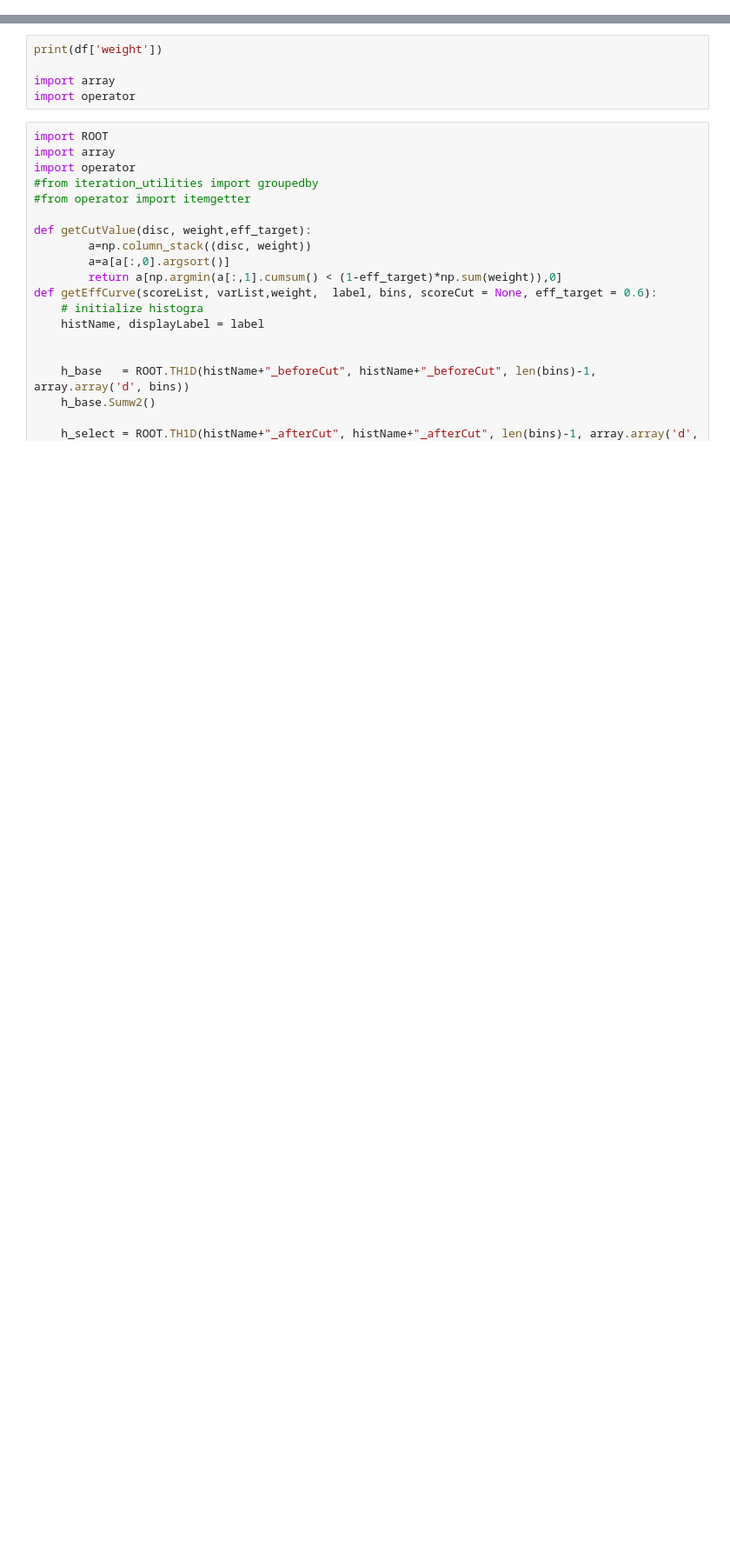
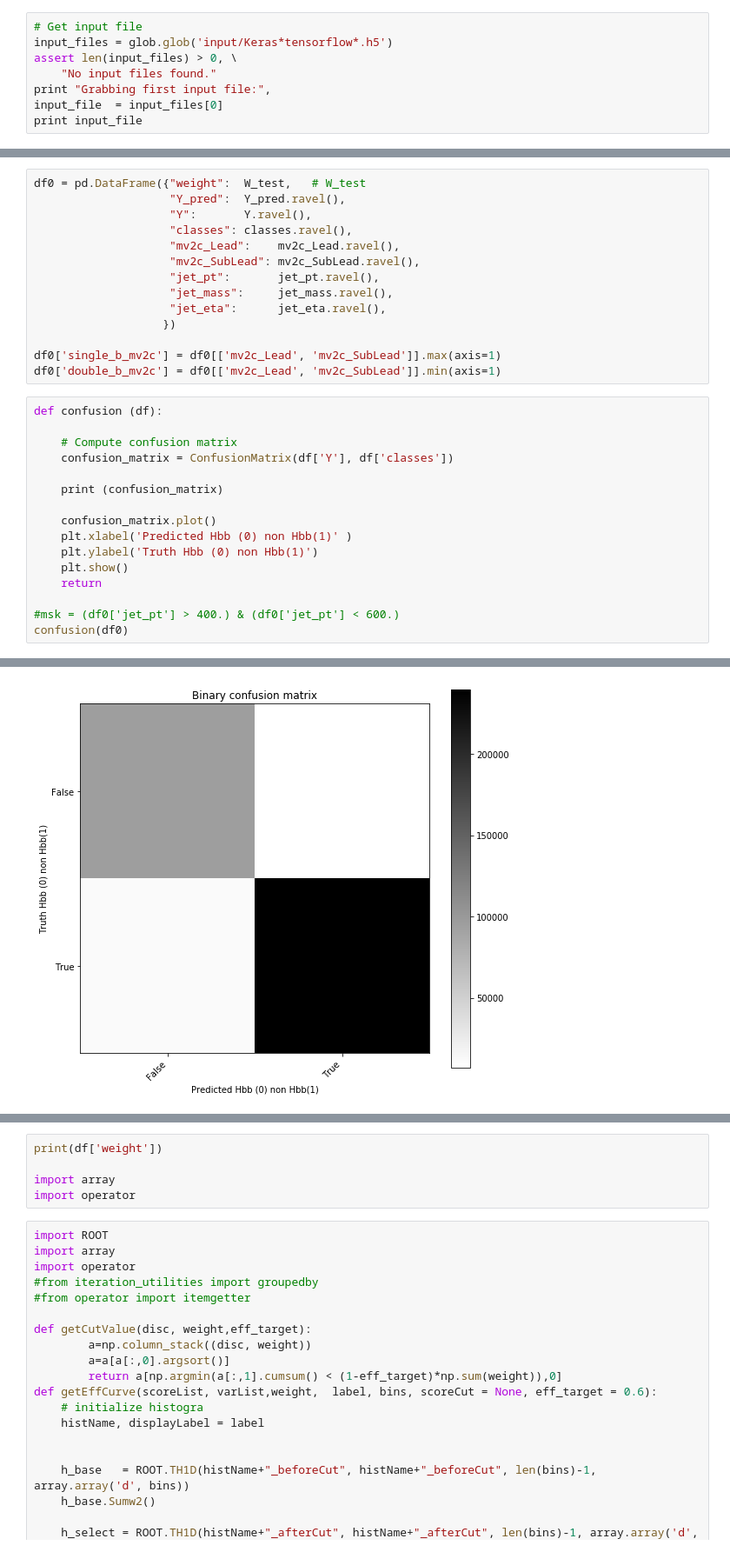
Before and after one commit to asogaard/xbbtagger, a Jupyter notebook: Notebooks/double-b.ipynb, the cells around one changed output, grey strips where cells are left out. Shown at 87% size. Cells and saved outputs as stored; diff of their text form; blank space fills up the shorter version.

```diff
--- a/Notebooks/double-b.ipynb
+++ b/Notebooks/double-b.ipynb
@@ -108,0 +14,8 @@ ValueError: Index (2) out of range (0-1)
+# %%
+# Get input file
+input_files = glob.glob('input/Keras*tensorflow*.h5')
+assert len(input_files) > 0, \
+    "No input files found."
+print "Grabbing first input file:",
+input_file  = input_files[0]
+print input_file
@@ -108,0 +53,31 @@ ValueError: Index (2) out of range (0-1)
+# %%
+df0 = pd.DataFrame({"weight":  W_test,   # W_test
+                    "Y_pred":  Y_pred.ravel(),
+                    "Y":       Y.ravel(),
+                    "classes": classes.ravel(),
+                    "mv2c_Lead":    mv2c_Lead.ravel(),
+                    "mv2c_SubLead": mv2c_SubLead.ravel(),
+                    "jet_pt":       jet_pt.ravel(),
+                    "jet_mass":     jet_mass.ravel(),
+                    "jet_eta":      jet_eta.ravel(),
+                   })
+
+df0['single_b_mv2c'] = df0[['mv2c_Lead', 'mv2c_SubLead']].max(axis=1)
+df0['double_b_mv2c'] = df0[['mv2c_Lead', 'mv2c_SubLead']].min(axis=1)
+# %%
+def confusion (df):
+
+    # Compute confusion matrix
+    confusion_matrix = ConfusionMatrix(df['Y'], df['classes'])
+
+    print (confusion_matrix)
+
+    confusion_matrix.plot()
+    plt.xlabel('Predicted Hbb (0) non Hbb(1)' )
+    plt.ylabel('Truth Hbb (0) non Hbb(1)')
+    plt.show()
+    return
+
+#msk = (df0['jet_pt'] > 400.) & (df0['jet_pt'] < 600.)
+confusion(df0)
+# %% [output]
@@ -108,0 +89 @@ ValueError: Index (2) out of range (0-1)
+[figure, added]
```
Also changed, not shown: parts of 13 cells of this notebook.
